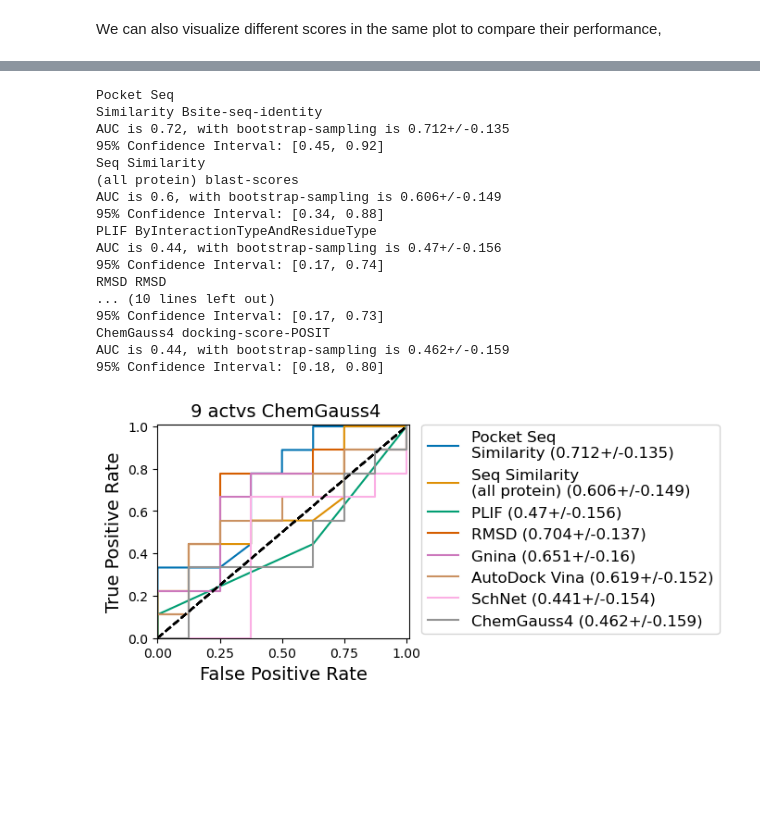
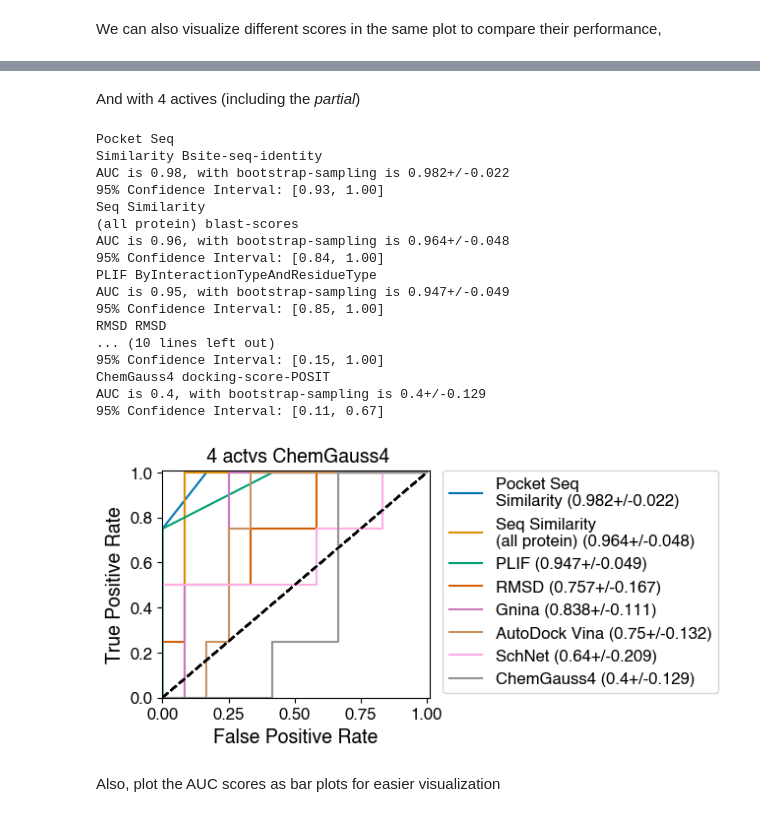
Before and after one commit to choderalab/broad-spectrum-asap-paper, a Jupyter notebook: score_ensitrelvir_spectrum.ipynb, the cells around one changed output, grey strips where cells are left out. Cells and saved outputs as stored; diff of their text form; code cells hidden in the pictures; blank space fills up the shorter version.

```diff
--- a/score_ensitrelvir_spectrum.ipynb
+++ b/score_ensitrelvir_spectrum.ipynb
@@ -383,2 +417,19 @@ AUC is 0.74, with bootstrap-sampling is 0.736+/-0.148
 # %% [markdown]
 We can also visualize different scores in the same plot to compare their performance,
+# %%
+import seaborn as sns
+fig, axs = plt.subplots(1, 1, figsize=(3.5, 3))
+
+labels = ['Pocket Seq\nSimilarity', 'Seq Similarity\n(all protein)', 'PLIF', 'RMSD', 'Gnina', 'AutoDock Vina', 'ChemGauss4', ]
+cols = ['Bsite-seq-identity', 'blast-scores', 'ByInteractionTypeAndResidueType', 'RMSD', 'CNN_dock_affinity', 'Vina-score-premin', 'docking-score-POSIT']
+
+signs = [1]*len(labels)
+signs[-2] *= -1
+signs[-1] *= -1
+colors = list(sns.color_palette("colorblind"))
+title = lambda x: f" {np.count_nonzero(df_all['signal']>x)} actvs"
+for label, col, color, sign in zip(labels, cols, colors, signs):
+    print(label, col)
+    ax1 = get_roc_curve(axs, df_all[col]*sign, df_all['signal'] > 50, pred_type=label, title=title(50), n_bootstraps=300, color=color, box=False, legend=True)
+ax1.legend(bbox_to_anchor=(1.05, 1), loc='upper left', borderaxespad=0.)
+plt.tight_layout()
@@ -385,36 +455,39 @@ We can also visualize different scores in the same plot to compare their perform
+# %% [markdown]
+And with 4 actives (including the *partial*)
 # %%
 import seaborn as sns
 fig, axs = plt.subplots(1, 1, figsize=(3.5, 3))
 
 labels = ['Pocket Seq\nSimilarity', 'Seq Similarity\n(all protein)', 'PLIF', 'RMSD', 'Gnina', 'AutoDock Vina', 'SchNet', 'ChemGauss4']
 cols = ['Bsite-seq-identity', 'blast-scores', 'ByInteractionTypeAndResidueType', 'RMSD', 'CNN_dock_affinity', 'Vina-score-premin', 'computed-SchNet-pIC50', 'docking-score-POSIT']
 signs = [1]*len(labels)
 signs[5] *= -1
 signs[-1] *= -1
 colors = list(sns.color_palette("colorblind"))
 title = lambda x: f" {np.count_nonzero(df_all['signal']>x)} actvs"
 for label, col, color, sign in zip(labels, cols, colors, signs):
     print(label, col)
-    ax1 = get_roc_curve(axs, df_all[col]*sign, df_all['signal'] > 50, pred_type=label, title=title(50), n_bootstraps=100, color=color, box=False, legend=True)
+    ax1 = get_roc_curve(axs, df_all[col]*sign, df_all['signal'] > 30, pred_type=label, title=title(30), n_bootstraps=100, color=color, box=False, legend=True)
 ax1.legend(bbox_to_anchor=(1.05, 1), loc='upper left', borderaxespad=0.)
 plt.tight_layout()
-#fig.savefig("/Users/castelm3/Documents/Github/asapdiscovery_orig/local/SARS_genetics/heaton_mult-score-roc.pdf", bbox_inches='tight')
 # %% [output]
 Pocket Seq
 Similarity Bsite-seq-identity
-AUC is 0.72, with bootstrap-sampling is 0.712+/-0.135
-95% Confidence Interval: [0.45, 0.92]
+AUC is 0.98, with bootstrap-sampling is 0.982+/-0.022
+95% Confidence Interval: [0.93, 1.00]
 Seq Similarity
 (all protein) blast-scores
-AUC is 0.6, with bootstrap-sampling is 0.606+/-0.149
-95% Confidence Interval: [0.34, 0.88]
+AUC is 0.96, with bootstrap-sampling is 0.964+/-0.048
+95% Confidence Interval: [0.84, 1.00]
 PLIF ByInteractionTypeAndResidueType
-AUC is 0.44, with bootstrap-sampling is 0.47+/-0.156
-95% Confidence Interval: [0.17, 0.74]
+AUC is 0.95, with bootstrap-sampling is 0.947+/-0.049
+95% Confidence Interval: [0.85, 1.00]
 RMSD RMSD
 ... (10 lines left out)
-95% Confidence Interval: [0.17, 0.73]
+95% Confidence Interval: [0.15, 1.00]
 ChemGauss4 docking-score-POSIT
-AUC is 0.44, with bootstrap-sampling is 0.462+/-0.159
-95% Confidence Interval: [0.18, 0.80]
+AUC is 0.4, with bootstrap-sampling is 0.4+/-0.129
+95% Confidence Interval: [0.11, 0.67]
-[figure, old version]
+[figure, new version]
+# %% [markdown]
+Also, plot the AUC scores as bar plots for easier visualization
```
Also changed, not shown: parts of 24 cells of this notebook, 12 other files.
